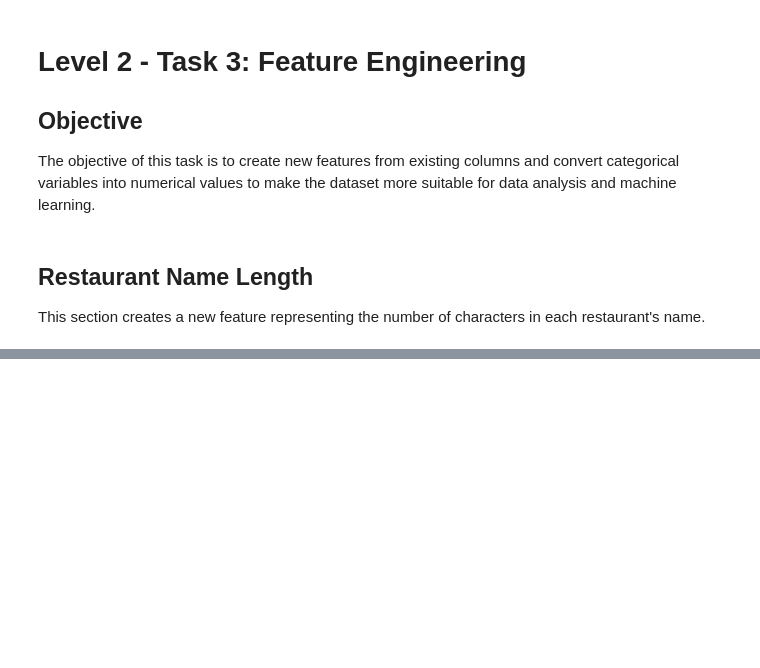
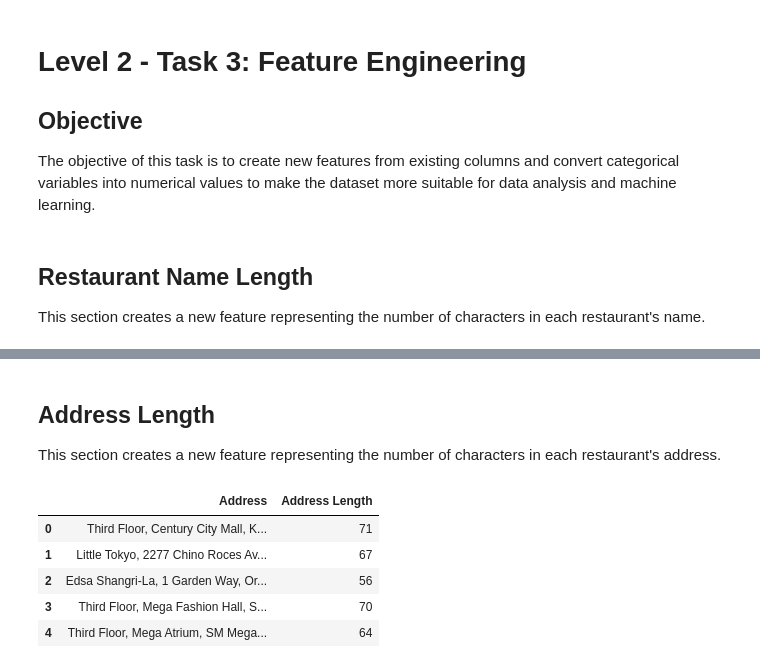
Before and after one commit to Alquamaa20/Cognifyz-DataScience-Internship, a Jupyter notebook: Level_2/Level_2_Task_Data_Exploration.ipynb, the cells around one changed output, grey strips where cells are left out. Cells and saved outputs as stored; diff of their text form; code cells hidden in the pictures; blank space fills up the shorter version.

```diff
--- a/Level_2/Level_2_Task_Data_Exploration.ipynb
+++ b/Level_2/Level_2_Task_Data_Exploration.ipynb
@@ -139,7 +6,0 @@ Since only the **Cuisines** column contained **9 missing values**, these records
-# %%
-df = df.dropna()
-
-print("Dataset Shape:", df.shape)
-
-print("\nMissing Values:")
-print(df.isnull().sum())
@@ -832,0 +262,15 @@ df[["Restaurant Name", "Restaurant Name Length"]].head()
+# %% [markdown]
+## Address Length
+
+This section creates a new feature representing the number of characters in each restaurant's address.
+# %%
+df["Address Length"] = df["Address"].str.len()
+
+df[["Address", "Address Length"]].head()
+# %% [output]
+|  | Address | Address Length |
+| 0 | Third Floor, Century City Mall, K... | 71 |
+| 1 | Little Tokyo, 2277 Chino Roces Av... | 67 |
+| 2 | Edsa Shangri-La, 1 Garden Way, Or... | 56 |
+| 3 | Third Floor, Mega Fashion Hall, S... | 70 |
+| 4 | Third Floor, Mega Atrium, SM Mega... | 64 |
```
Also changed, not shown: parts of 81 cells of this notebook, 2 other files.
